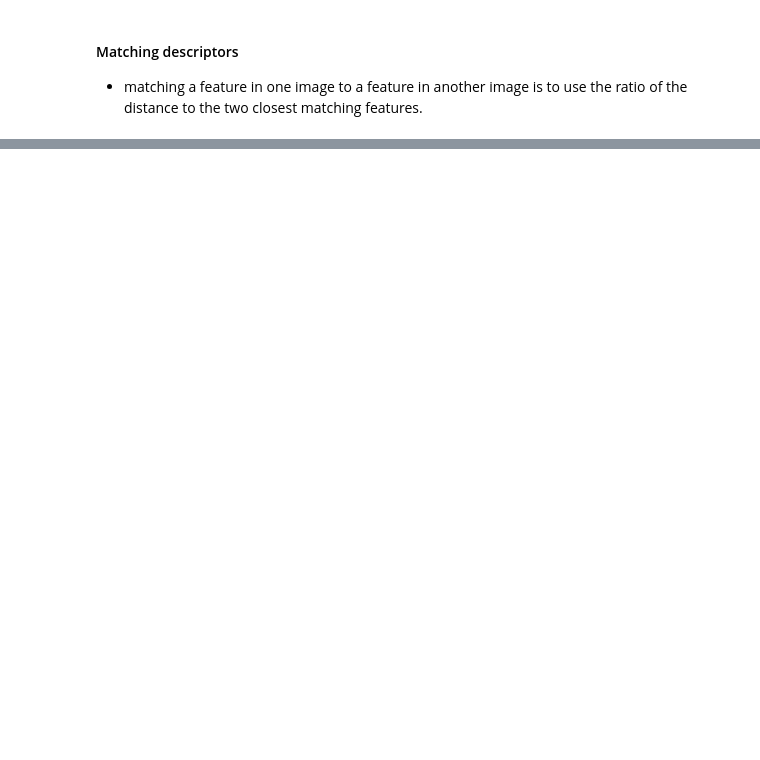
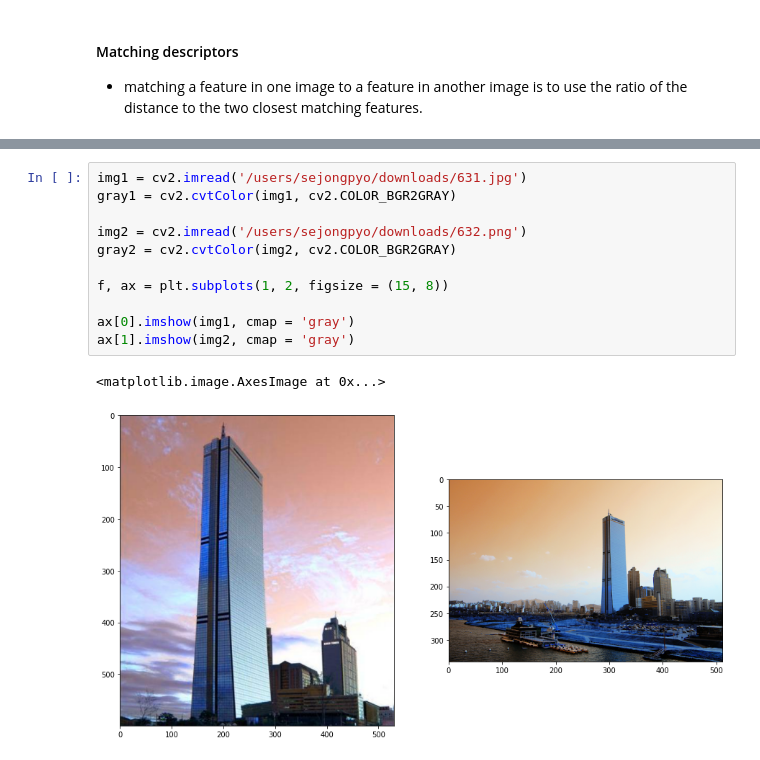
Before and after one commit to sejongpyo/Studies, a Jupyter notebook: PCV/Ch_02_local_image_descriptors.ipynb, the cells around one changed output, grey strips where cells are left out. Cells and saved outputs as stored; diff of their text form; blank space fills up the shorter version.

```diff
--- a/PCV/Ch_02_local_image_descriptors.ipynb
+++ b/PCV/Ch_02_local_image_descriptors.ipynb
@@ -184,0 +317,14 @@ plt.imshow(img)
+# %%
+img1 = cv2.imread('/users/sejongpyo/downloads/631.jpg')
+gray1 = cv2.cvtColor(img1, cv2.COLOR_BGR2GRAY)
+
+img2 = cv2.imread('/users/sejongpyo/downloads/632.png')
+gray2 = cv2.cvtColor(img2, cv2.COLOR_BGR2GRAY)
+
+f, ax = plt.subplots(1, 2, figsize = (15, 8))
+
+ax[0].imshow(img1, cmap = 'gray')
+ax[1].imshow(img2, cmap = 'gray')
+# %% [output]
+<matplotlib.image.AxesImage at 0x...>
+[figure, added]
```
Also changed, not shown: parts of 9 cells of this notebook.
